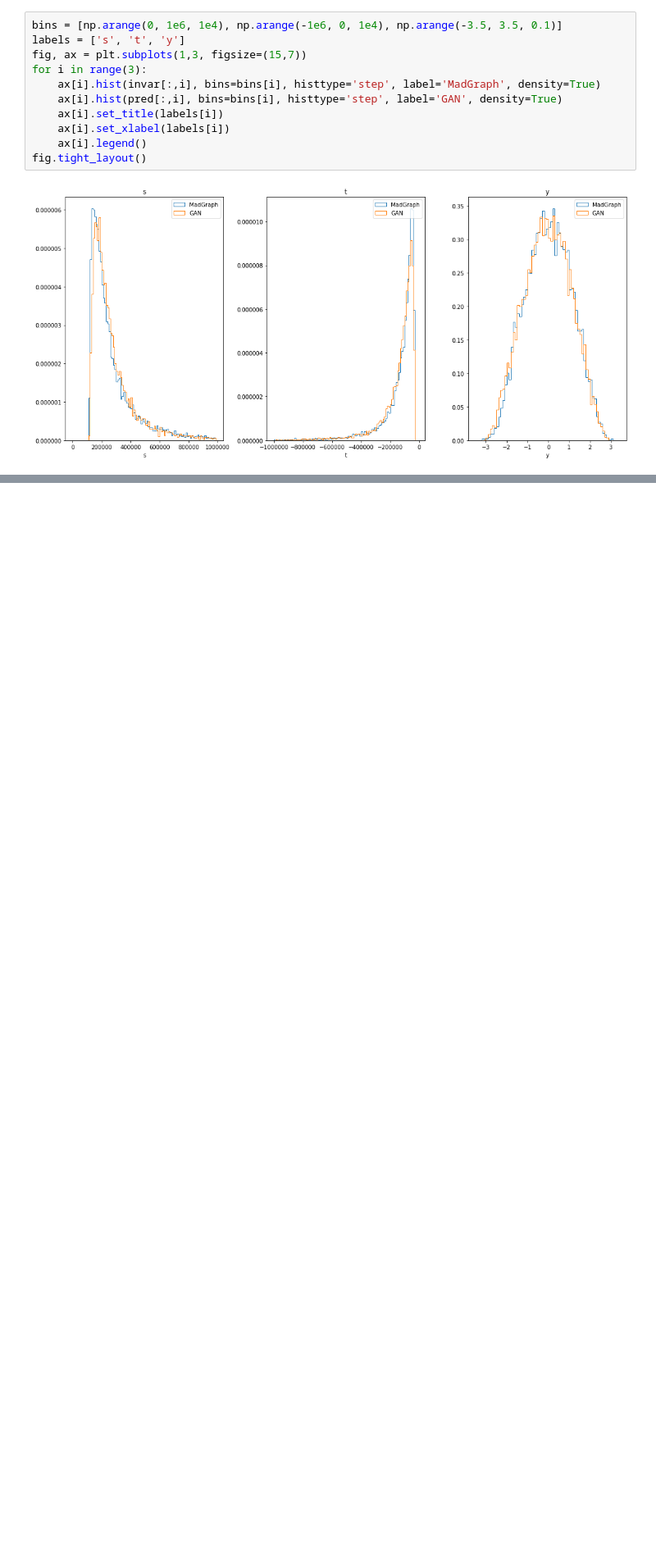
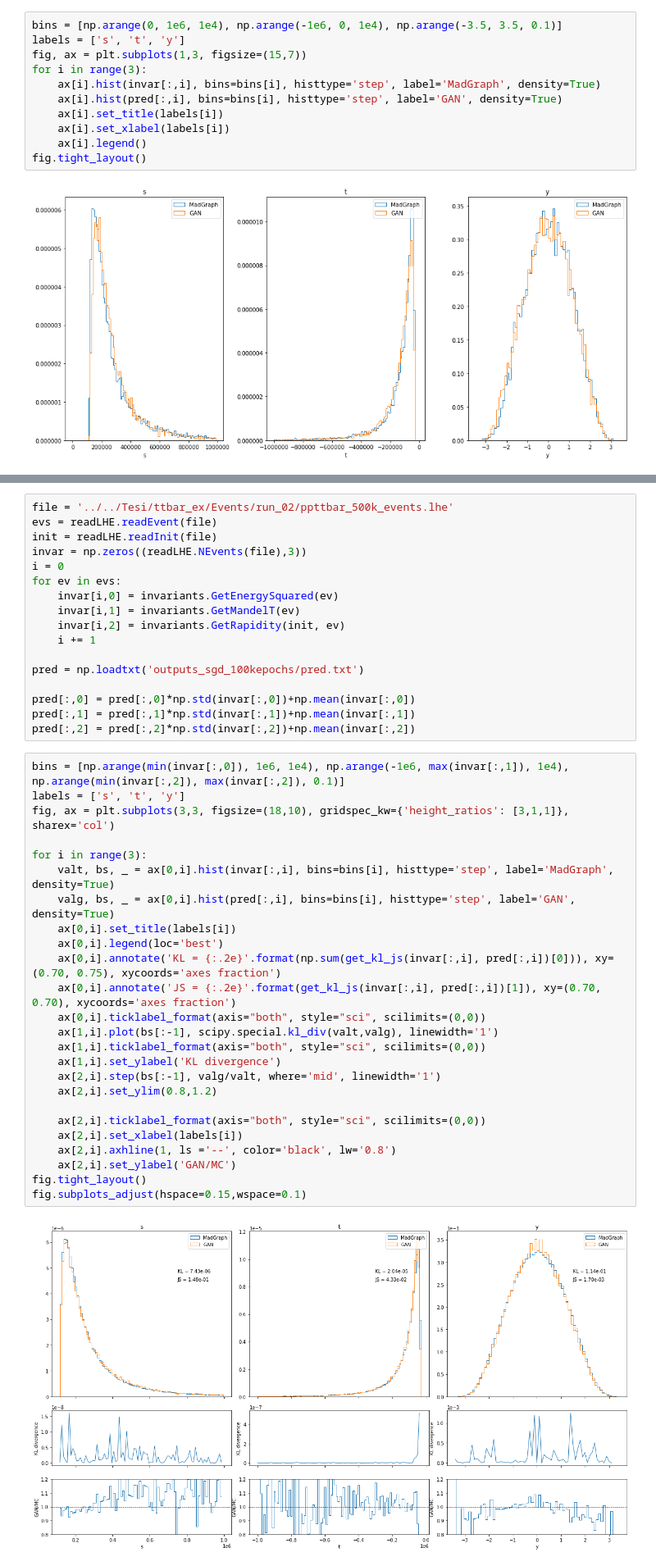
Before and after one commit to luigifvr/gan-lhc-events, a Jupyter notebook: dcgan/Results.ipynb, the cells around one changed output, grey strips where cells are left out. Shown at 82% size. Saved outputs shown, nothing was run; the diff lists cells and outputs as text; blank space fills up the shorter version.

```diff
--- a/dcgan/Results.ipynb
+++ b/dcgan/Results.ipynb
@@ -128,0 +168,44 @@ fig.tight_layout()
+# %%
+file = '../../Tesi/ttbar_ex/Events/run_02/ppttbar_500k_events.lhe'
+evs = readLHE.readEvent(file)
+init = readLHE.readInit(file)
+invar = np.zeros((readLHE.NEvents(file),3))
+i = 0
+for ev in evs:
+    invar[i,0] = invariants.GetEnergySquared(ev)
+    invar[i,1] = invariants.GetMandelT(ev)
+    invar[i,2] = invariants.GetRapidity(init, ev)
+    i += 1
+
+pred = np.loadtxt('outputs_sgd_100kepochs/pred.txt')
+
+pred[:,0] = pred[:,0]*np.std(invar[:,0])+np.mean(invar[:,0])
+pred[:,1] = pred[:,1]*np.std(invar[:,1])+np.mean(invar[:,1])
+pred[:,2] = pred[:,2]*np.std(invar[:,2])+np.mean(invar[:,2])
+# %%
+bins = [np.arange(min(invar[:,0]), 1e6, 1e4), np.arange(-1e6, max(invar[:,1]), 1e4), np.arange(min(invar[:,2]), max(invar[:,2]), 0.1)]
+labels = ['s', 't', 'y']
+fig, ax = plt.subplots(3,3, figsize=(18,10), gridspec_kw={'height_ratios': [3,1,1]}, sharex='col')
+
+for i in range(3):
+    valt, bs, _ = ax[0,i].hist(invar[:,i], bins=bins[i], histtype='step', label='MadGraph', density=True)
+    valg, bs, _ = ax[0,i].hist(pred[:,i], bins=bins[i], histtype='step', label='GAN', density=True)
+    ax[0,i].set_title(labels[i])
+    ax[0,i].legend(loc='best')
+    ax[0,i].annotate('KL = {:.2e}'.format(np.sum(get_kl_js(invar[:,i], pred[:,i])[0])), xy=(0.70, 0.75), xycoords='axes fraction')
+    ax[0,i].annotate('JS = {:.2e}'.format(get_kl_js(invar[:,i], pred[:,i])[1]), xy=(0.70, 0.70), xycoords='axes fraction')
+    ax[0,i].ticklabel_format(axis="both", style="sci", scilimits=(0,0))
+    ax[1,i].plot(bs[:-1], scipy.special.kl_div(valt,valg), linewidth='1')
+    ax[1,i].ticklabel_format(axis="both", style="sci", scilimits=(0,0))
+    ax[1,i].set_ylabel('KL divergence')
+    ax[2,i].step(bs[:-1], valg/valt, where='mid', linewidth='1')
+    ax[2,i].set_ylim(0.8,1.2)
+
+    ax[2,i].ticklabel_format(axis="both", style="sci", scilimits=(0,0))
+    ax[2,i].set_xlabel(labels[i])
+    ax[2,i].axhline(1, ls ='--', color='black', lw='0.8')
+    ax[2,i].set_ylabel('GAN/MC')
+fig.tight_layout()
+fig.subplots_adjust(hspace=0.15,wspace=0.1)
+# %% [output]
+[figure, added]
```
Also changed, not shown: parts of 16 cells of this notebook, 15 other files.
